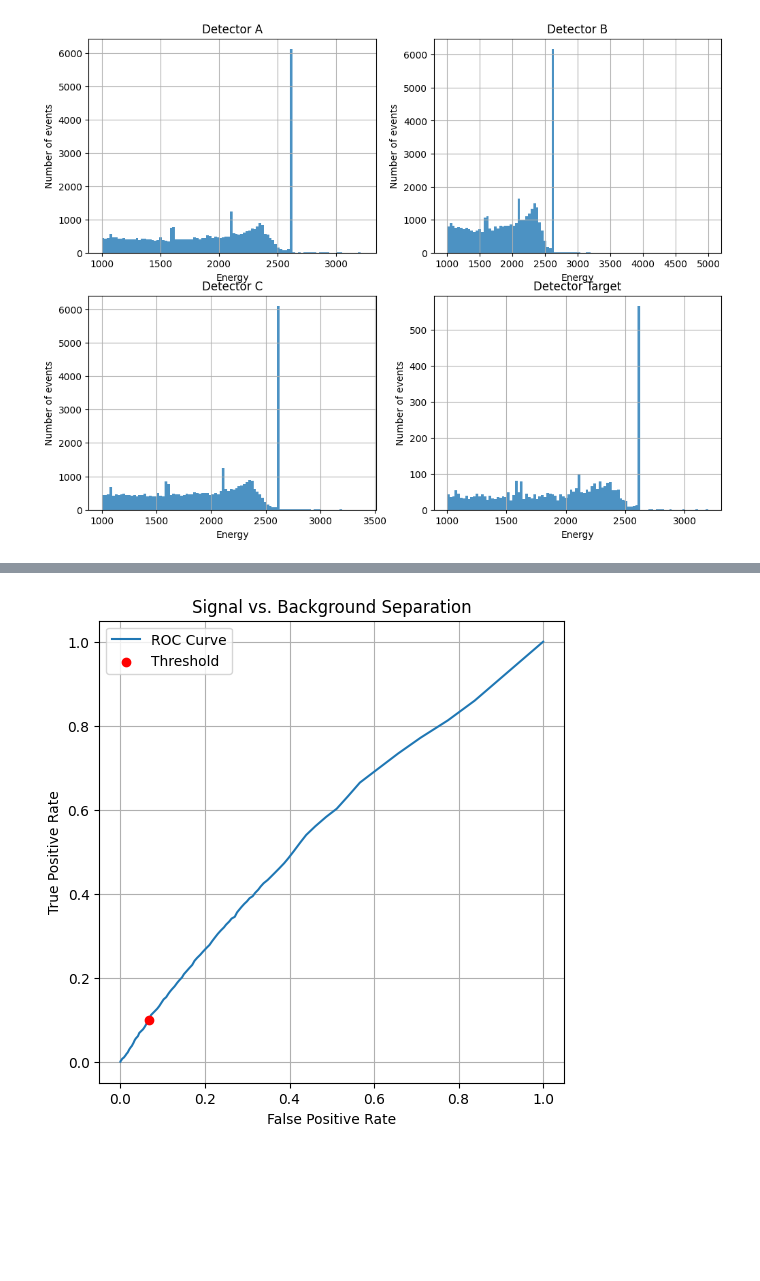
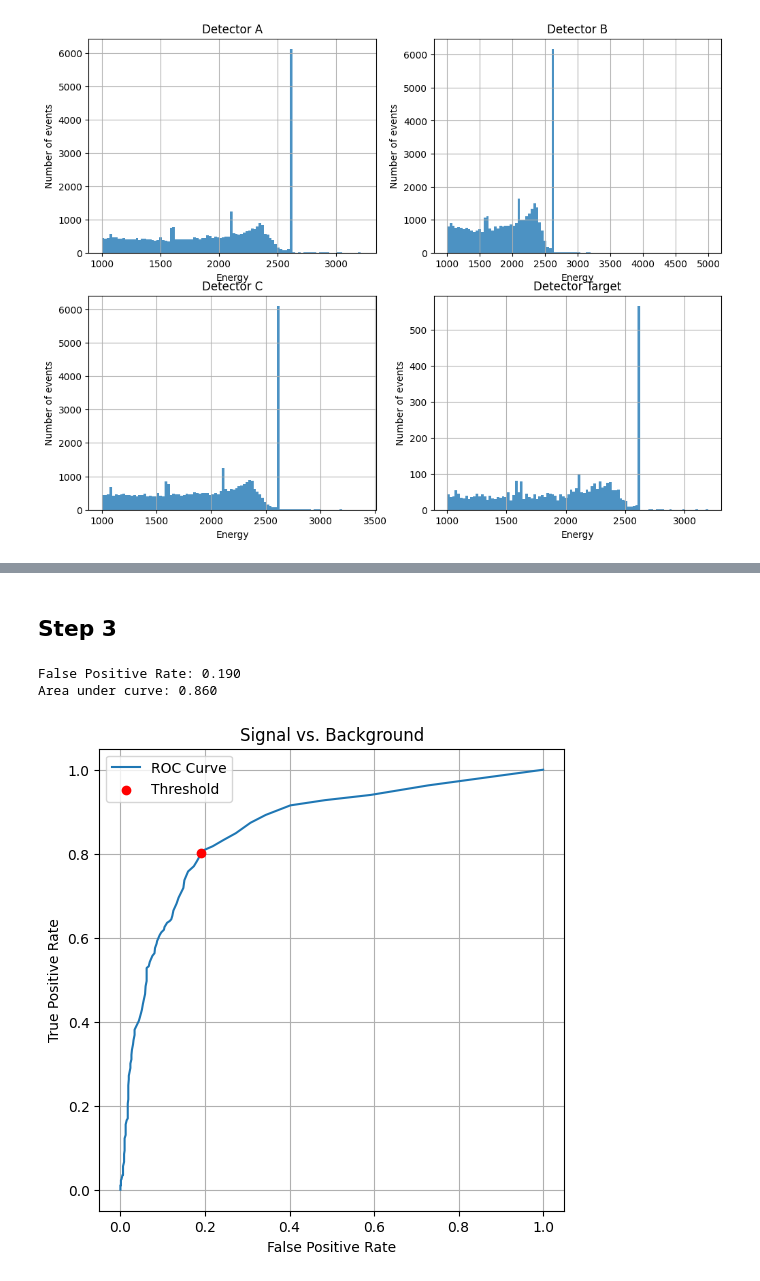
Before and after one commit to melissamp03/DSC291_FINAL-PROJECT, a Jupyter notebook: DSC291_Final-Project_2025.ipynb, the cells around one changed output, grey strips where cells are left out. Saved outputs shown, nothing was run; the diff lists cells and outputs as text; code cells hidden in the pictures; blank space fills up the shorter version.

```diff
--- a/DSC291_Final-Project_2025.ipynb
+++ b/DSC291_Final-Project_2025.ipynb
@@ -75,21 +81,24 @@ plt.grid(True)
 #Step 2
 
 #Identify energy range around the 1592 keV peak
-Peak_A = (detector_A["Energy"]>=1492)&(detector_A["Energy"]<=1692)
+Peak_A = (detector_A["Energy"]>=1589)&(detector_A["Energy"]<=1595)
 Peak_A_events = detector_A[Peak_A]
 
 #Take values with cnn_score above 90% as acceptable threshold
-Threshold = np.percentile(Peak_A_events["cnn_score"], 90)
+Threshold = np.percentile(Peak_A_events["cnn_score"], 20)
+#print(Threshold)
 Thresholds = np.linspace(0, 1, 100)
 
 True_Positive = len(Peak_A_events[Peak_A_events["cnn_score"]>=Threshold])
 False_Negative = len(Peak_A_events[Peak_A_events["cnn_score"]<Threshold])
+#print(False_Negative)
 Signal = True_Positive+False_Negative
 True_Positive_Rate = True_Positive/Signal
+print(f"True Positive Rate: {True_Positive_Rate:.3f}")
 
 # Plot the signal retention as a function of threshold
 plt.plot(Thresholds, [len(Peak_A_events[Peak_A_events["cnn_score"] >= t]) / len(Peak_A_events) for t in Thresholds], label="Signal Retention")
-plt.axvline(Threshold, color='r', linestyle='--', label=f"Optimal Threshold ({Threshold:.2f})")
+plt.axvline(Threshold, color='r', linestyle='--', label=f"Threshold ({Threshold:.2f})")
 plt.xlabel("Classification Score Threshold")
 plt.ylabel("True Positive Rate")
 plt.title("How effectively the cut retains signal events")
@@ -101,30 +111,38 @@ plt.show()
+# %% [markdown]
+## Step 3
 # %%
 #Step 3
 
 #Identify energy range around the 2103 keV peak
-Peak_B = (detector_B["Energy"]>=2003)&(detector_B["Energy"]<=2203)
-Peak_B_events = detector_A[Peak_B]
+Peak_B = (detector_B["Energy"]>=2100)&(detector_B["Energy"]<=2106)
+Peak_B_events = detector_B[Peak_B]
 
 #Events in the 2103 keV region
 
 False_positive = len(Peak_B_events[Peak_B_events["cnn_score"] >= Threshold])
 True_Negative = len(Peak_B_events[Peak_B_events["cnn_score"]<Threshold])
 Background = False_positive+True_Negative
 False_Positive_Rate = False_positive/Background
+print(f"False Positive Rate: {False_Positive_Rate:.3f}")
 
-# Sweep different thresholds
+#Different thresholds
 #thresholds = np.linspace(0, 1, 100)
 TPR_values = [(Peak_A_events["cnn_score"] >= t).sum()/Signal for t in Thresholds]
 FPR_values = [(Peak_B_events["cnn_score"] >= t).sum()/Background for t in Thresholds]
+
+ROC_AUC = auc(FPR_values,TPR_values)
+print(f"Area under curve: {ROC_AUC:.3f}")
 
 plt.figure(figsize=(6, 6))
 plt.plot(FPR_values, TPR_values, label="ROC Curve")
 plt.scatter(False_Positive_Rate, True_Positive_Rate, color="red", label="Threshold", zorder=3)
 plt.xlabel("False Positive Rate")
 plt.ylabel("True Positive Rate")
-plt.title("Signal vs. Background Separation")
+plt.title("Signal vs. Background")
 plt.legend()
 plt.grid()
 plt.show()
 # %% [output]
+False Positive Rate: 0.190
+Area under curve: 0.860
-[figure, old version]
+[figure, new version]
```
Also changed, not shown: parts of 37 cells of this notebook.
